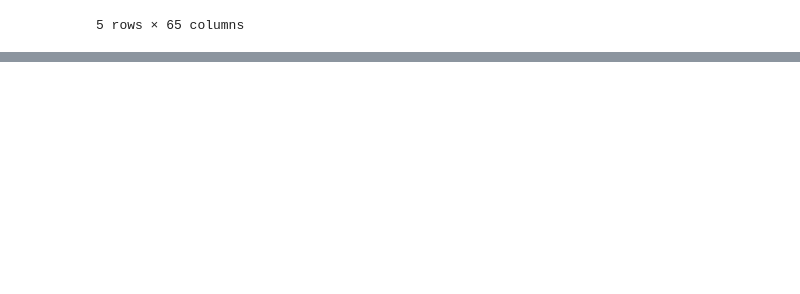
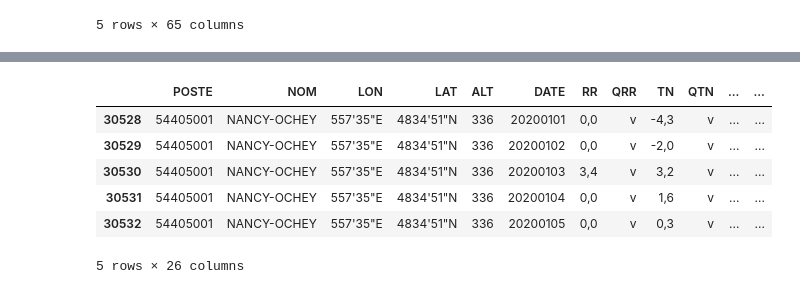
Before and after one commit to Mcrash01/GreenAI, a Jupyter notebook: grand-est_dataset.ipynb, the cells around one changed output, grey strips where cells are left out. Cells and saved outputs as stored; diff of their text form; code cells hidden in the pictures; blank space fills up the shorter version.

```diff
--- a/grand-est_dataset.ipynb
+++ b/grand-est_dataset.ipynb
@@ -21,0 +117,13 @@ missing_values=
+# %%
+# filter to keep only the Nancy-Ochey station
+
+weatherGE_2020 = weatherGE_2020[weatherGE_2020['NOM'] == 'NANCY-OCHEY']
+weatherGE_2020.head()
+# %% [output]
+|  | POSTE | NOM | LON | LAT | ALT | DATE | RR | QRR | TN | QTN | ... | ... |
+| 30528 | 54405001 | NANCY-OCHEY | 557'35"E | 4834'51"N | 336 | 20200101 | 0,0 | v | -4,3 | v | ... | ... |
+| 30529 | 54405001 | NANCY-OCHEY | 557'35"E | 4834'51"N | 336 | 20200102 | 0,0 | v | -2,0 | v | ... | ... |
+| 30530 | 54405001 | NANCY-OCHEY | 557'35"E | 4834'51"N | 336 | 20200103 | 3,4 | v | 3,2 | v | ... | ... |
+| 30531 | 54405001 | NANCY-OCHEY | 557'35"E | 4834'51"N | 336 | 20200104 | 0,0 | v | 1,6 | v | ... | ... |
+| 30532 | 54405001 | NANCY-OCHEY | 557'35"E | 4834'51"N | 336 | 20200105 | 0,0 | v | 0,3 | v | ... | ... |
+5 rows × 26 columns
```
Also changed, not shown: parts of 22 cells of this notebook.
